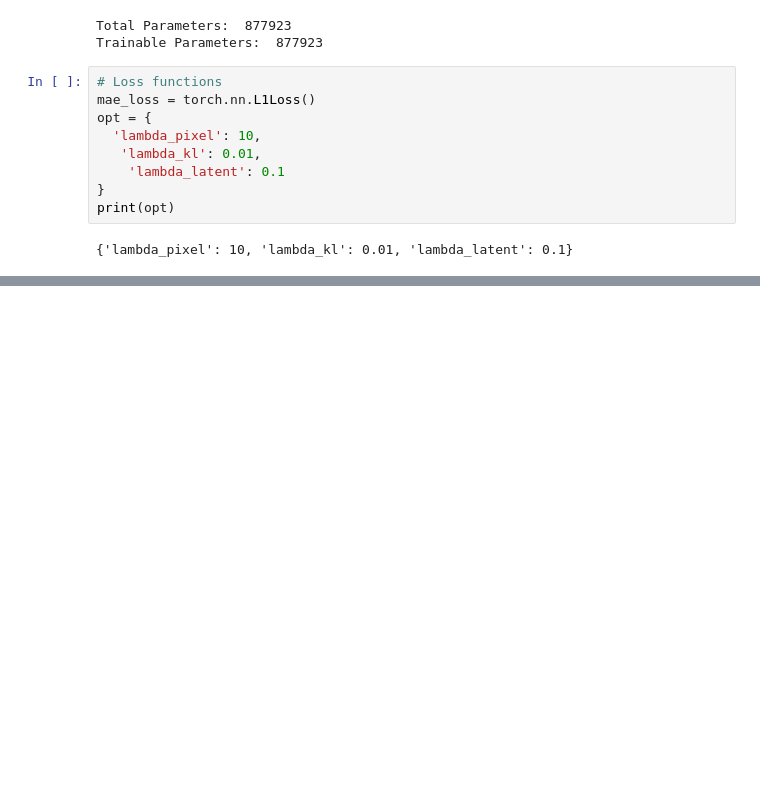
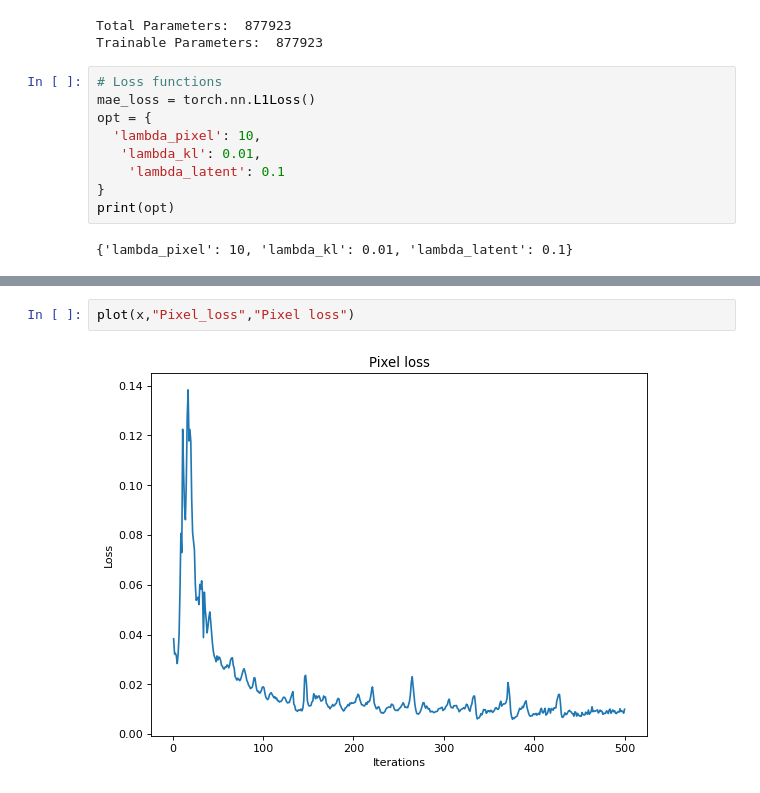
Before and after one commit to shikhar2333/LiGANN, a Jupyter notebook: ligann.ipynb, the cells around one changed output, grey strips where cells are left out. Cells and saved outputs as stored; diff of their text form; blank space fills up the shorter version.

```diff
--- a/ligann.ipynb
+++ b/ligann.ipynb
@@ -229,0 +229,4 @@ def plot(loss):
+# %%
+plot(x,"Pixel_loss","Pixel loss")
+# %% [output]
+[figure, added]
```
Also changed, not shown: parts of 14 cells of this notebook, 7 other files.
